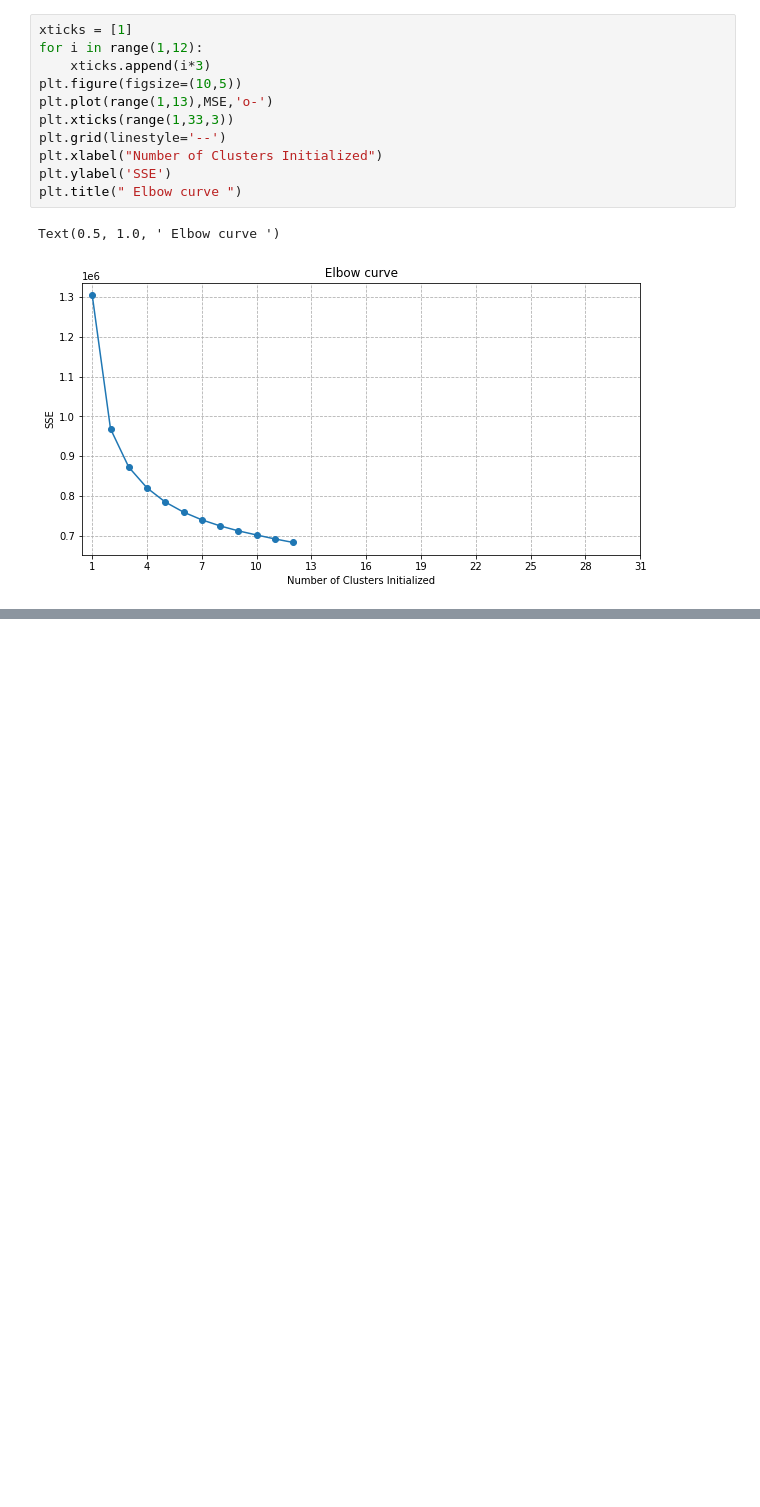
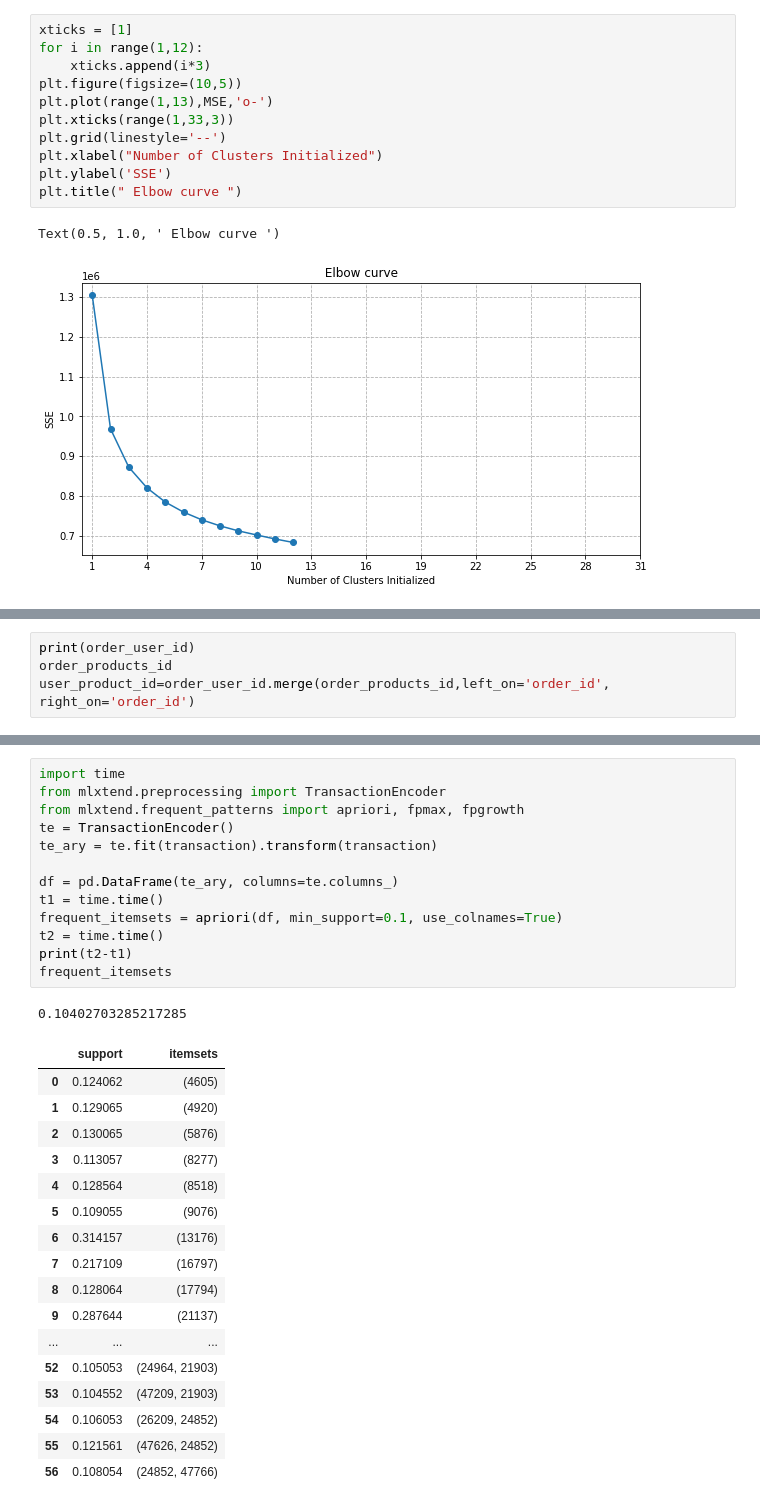
Before and after one commit to charles0808/CMPE255-InstaCart, a Jupyter notebook: term_project_zyl.ipynb, the cells around one changed output, grey strips where cells are left out. Drawn from its saved outputs; the diff is of its cells as text; blank space fills up the shorter version.

```diff
--- a/term_project_zyl.ipynb
+++ b/term_project_zyl.ipynb
@@ -302,0 +300,4 @@ Text(0.5, 1.0, ' Elbow curve ')
+# %%
+print(order_user_id)
+order_products_id
+user_product_id=order_user_id.merge(order_products_id,left_on='order_id', right_on='order_id')
@@ -302,0 +392,32 @@ Text(0.5, 1.0, ' Elbow curve ')
+# %%
+import time
+from mlxtend.preprocessing import TransactionEncoder
+from mlxtend.frequent_patterns import apriori, fpmax, fpgrowth
+te = TransactionEncoder()
+te_ary = te.fit(transaction).transform(transaction)
+
+df = pd.DataFrame(te_ary, columns=te.columns_)
+t1 = time.time()
+frequent_itemsets = apriori(df, min_support=0.1, use_colnames=True)
+t2 = time.time()
+print(t2-t1)
+frequent_itemsets
+# %% [output]
+0.10402703285217285
+|  | support | itemsets |
+| 0 | 0.124062 | (4605) |
+| 1 | 0.129065 | (4920) |
+| 2 | 0.130065 | (5876) |
+| 3 | 0.113057 | (8277) |
+| 4 | 0.128564 | (8518) |
+| 5 | 0.109055 | (9076) |
+| 6 | 0.314157 | (13176) |
+| 7 | 0.217109 | (16797) |
+| 8 | 0.128064 | (17794) |
+| 9 | 0.287644 | (21137) |
+| ... | ... | ... |
+| 52 | 0.105053 | (24964, 21903) |
+| 53 | 0.104552 | (47209, 21903) |
+| 54 | 0.106053 | (26209, 24852) |
+| 55 | 0.121561 | (47626, 24852) |
+| 56 | 0.108054 | (24852, 47766) |
```
Also changed, not shown: parts of 11 cells of this notebook.
